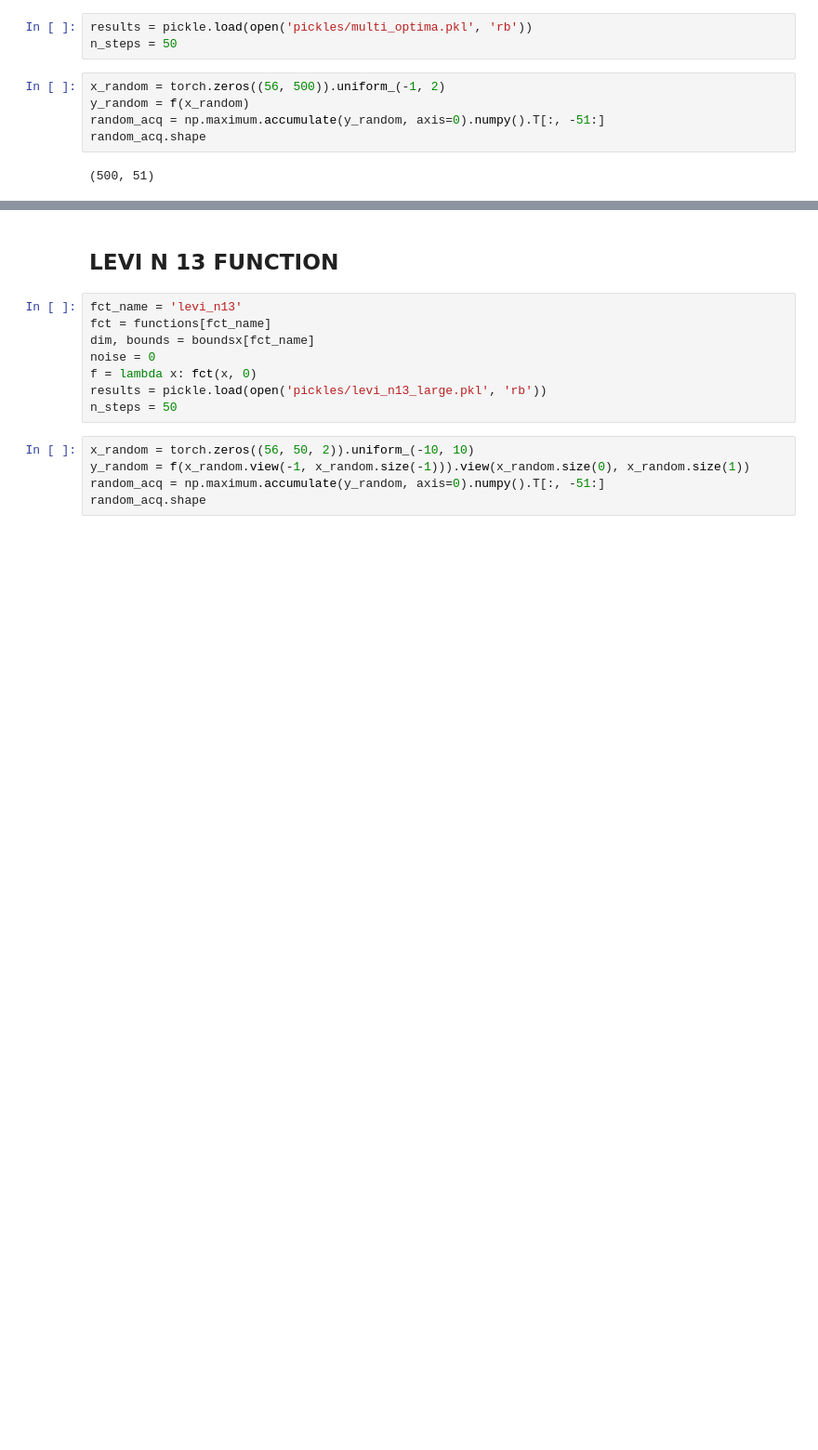
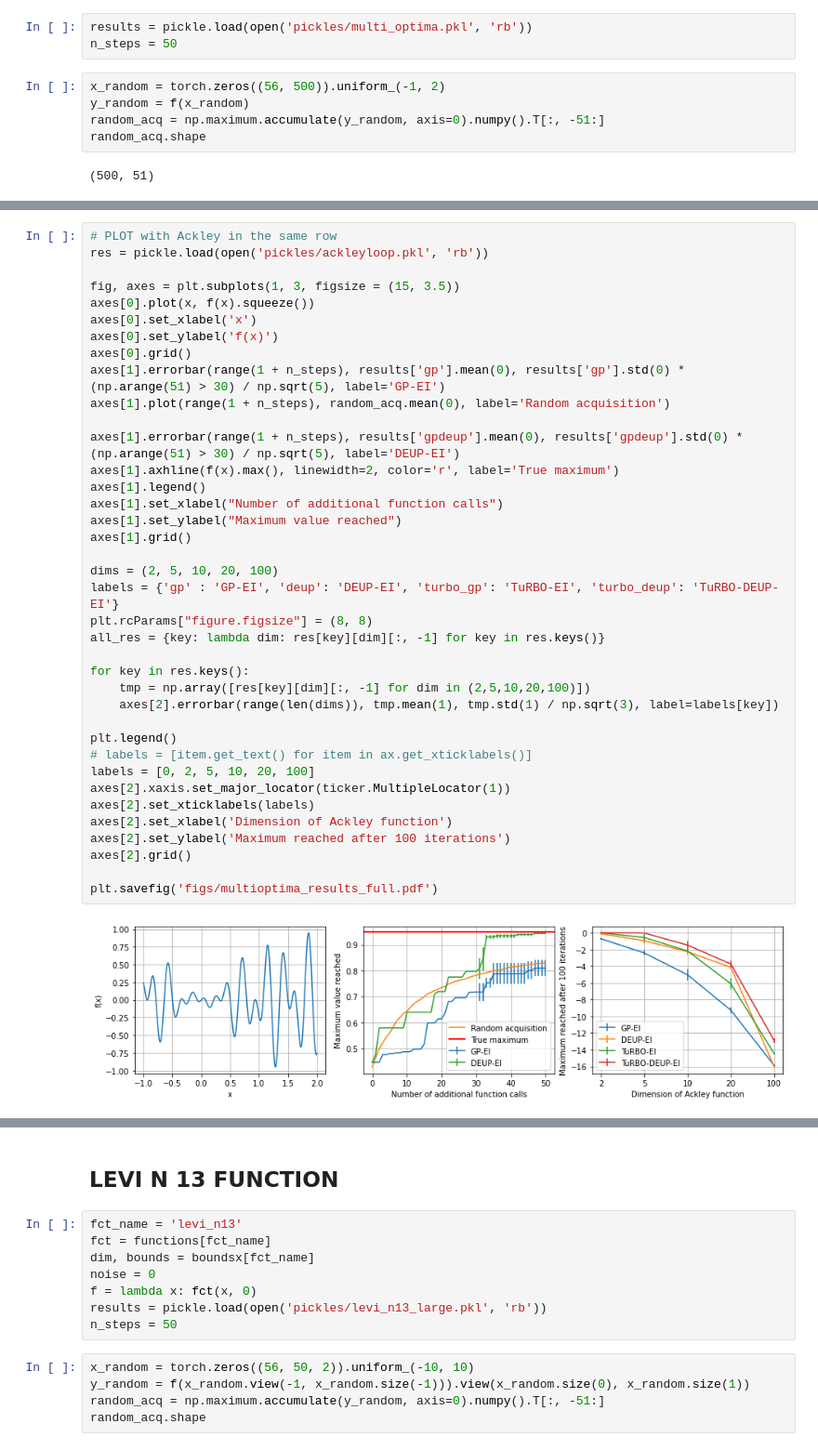
Before and after one commit to MJ10/DEUP, a Jupyter notebook: notebooks/paperfigures.ipynb, the cells around one changed output, grey strips where cells are left out. Shown at 93% size. Saved outputs shown, nothing was run; the diff lists cells and outputs as text; blank space fills up the shorter version.

Commit message:
include AckleyTurbo in paperfigures notebook

```diff
--- a/notebooks/paperfigures.ipynb
+++ b/notebooks/paperfigures.ipynb
@@ -81,3 +79,43 @@ plt.savefig('figs/multioptima_results_new.pdf')
+# %%
+# PLOT with Ackley in the same row
+res = pickle.load(open('pickles/ackleyloop.pkl', 'rb'))
+
+fig, axes = plt.subplots(1, 3, figsize = (15, 3.5))
+axes[0].plot(x, f(x).squeeze())
+axes[0].set_xlabel('x')
+axes[0].set_ylabel('f(x)')
+axes[0].grid()
+axes[1].errorbar(range(1 + n_steps), results['gp'].mean(0), results['gp'].std(0) * (np.arange(51) > 30) / np.sqrt(5), label='GP-EI')
+axes[1].plot(range(1 + n_steps), random_acq.mean(0), label='Random acquisition')
+
+axes[1].errorbar(range(1 + n_steps), results['gpdeup'].mean(0), results['gpdeup'].std(0) * (np.arange(51) > 30) / np.sqrt(5), label='DEUP-EI')
+axes[1].axhline(f(x).max(), linewidth=2, color='r', label='True maximum')
+axes[1].legend()
+axes[1].set_xlabel("Number of additional function calls")
+axes[1].set_ylabel("Maximum value reached")
+axes[1].grid()
+
+dims = (2, 5, 10, 20, 100)
+labels = {'gp' : 'GP-EI', 'deup': 'DEUP-EI', 'turbo_gp': 'TuRBO-EI', 'turbo_deup': 'TuRBO-DEUP-EI'}
+plt.rcParams["figure.figsize"] = (8, 8)
+all_res = {key: lambda dim: res[key][dim][:, -1] for key in res.keys()}
+
+for key in res.keys():
+    tmp = np.array([res[key][dim][:, -1] for dim in (2,5,10,20,100)])
+    axes[2].errorbar(range(len(dims)), tmp.mean(1), tmp.std(1) / np.sqrt(3), label=labels[key])
+
+plt.legend()
+# labels = [item.get_text() for item in ax.get_xticklabels()]
+labels = [0, 2, 5, 10, 20, 100]
+axes[2].xaxis.set_major_locator(ticker.MultipleLocator(1))
+axes[2].set_xticklabels(labels)
+axes[2].set_xlabel('Dimension of Ackley function')
+axes[2].set_ylabel('Maximum reached after 100 iterations')
+axes[2].grid()
+
+plt.savefig('figs/multioptima_results_full.pdf')
+# %% [output]
+[figure, added]
 # %%
 # APPENDIX PLOT with all methods
 plt.figure(figsize = (8, 4))
```
Also changed, not shown: parts of 5 cells of this notebook.
